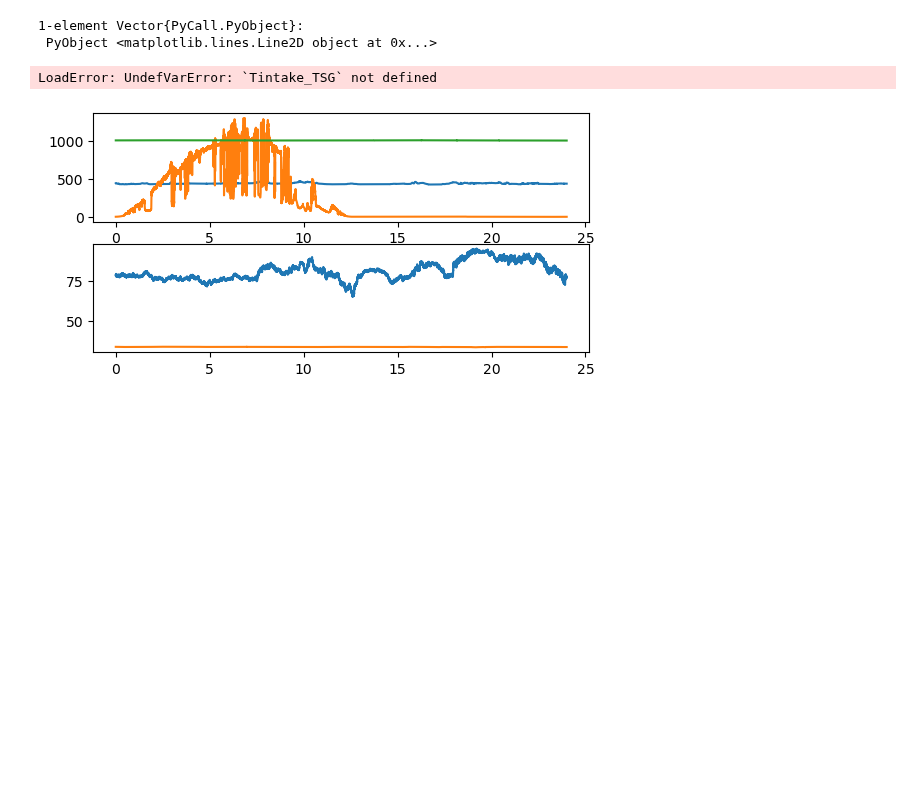
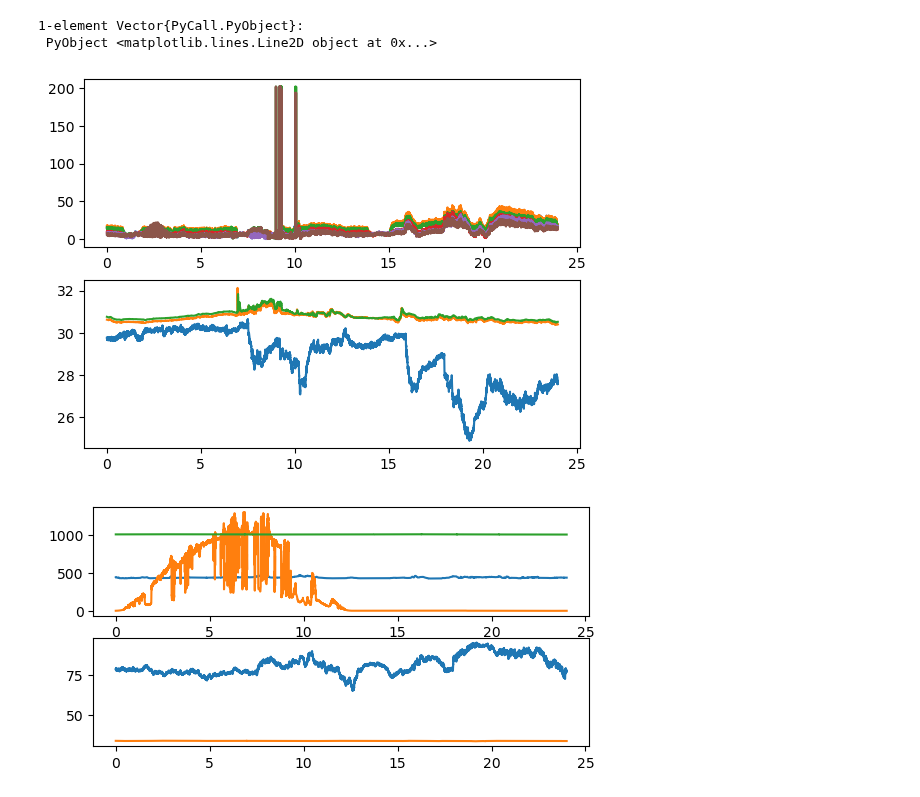
Before and after one commit to deszoeke/ASTRAL-mast, a Jupyter notebook: read_scs.ipynb, the cells around one changed output. Cells and saved outputs as stored; diff of their text form; code cells hidden in the pictures; blank space fills up the shorter version.

```diff
--- a/read_scs.ipynb
+++ b/read_scs.ipynb
@@ -426,19 +442,19 @@ plot(dh, Dday[:Hed_gyro1], label="heading")
 # %%
 clf()
 subplot(2,1,1)
 for k in filter(s -> startswith(String(s), "RWS"), keys(Dday))
     plot(dh, Dday[k], label=String(k))
 end
 for k in filter(s -> startswith(String(s), "TWS"), keys(Dday))
     plot(dh, Dday[k], label=String(k))
 end
 
 subplot(2,1,2)
-for k in [:Tair_met, Tintake_TSG, Temp_TSG]
+for k in [:Tair_met, :Tintake_SBE38, :Temp_TSG]
     plot(dh, Dday[k], label=String(k))
 end
 # %% [output]
-LoadError: UndefVarError: `Tintake_TSG` not defined
+[figure, added]
 # %%
 clf()
 subplot(3,1,1)
```
Also changed, not shown: parts of 3 cells of this notebook.
